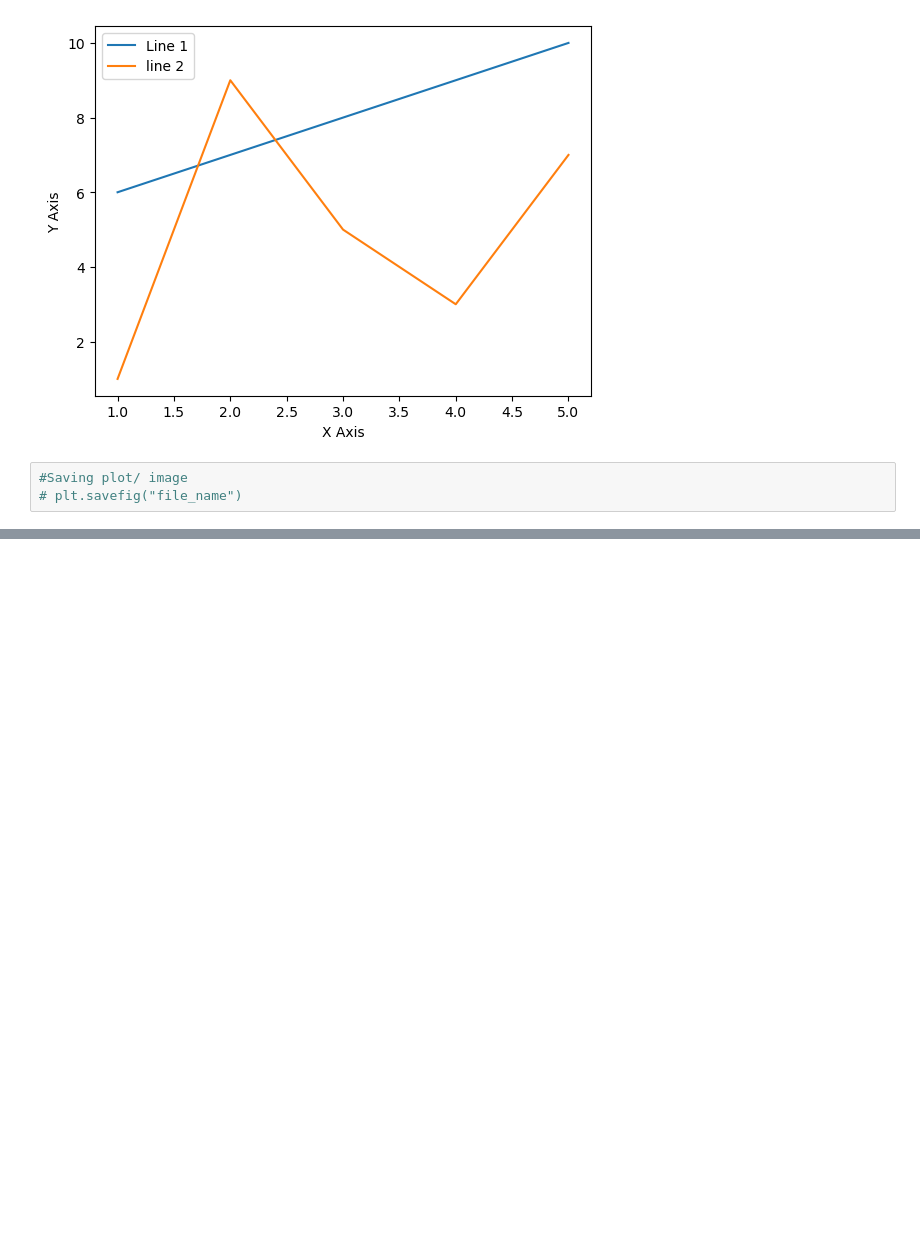
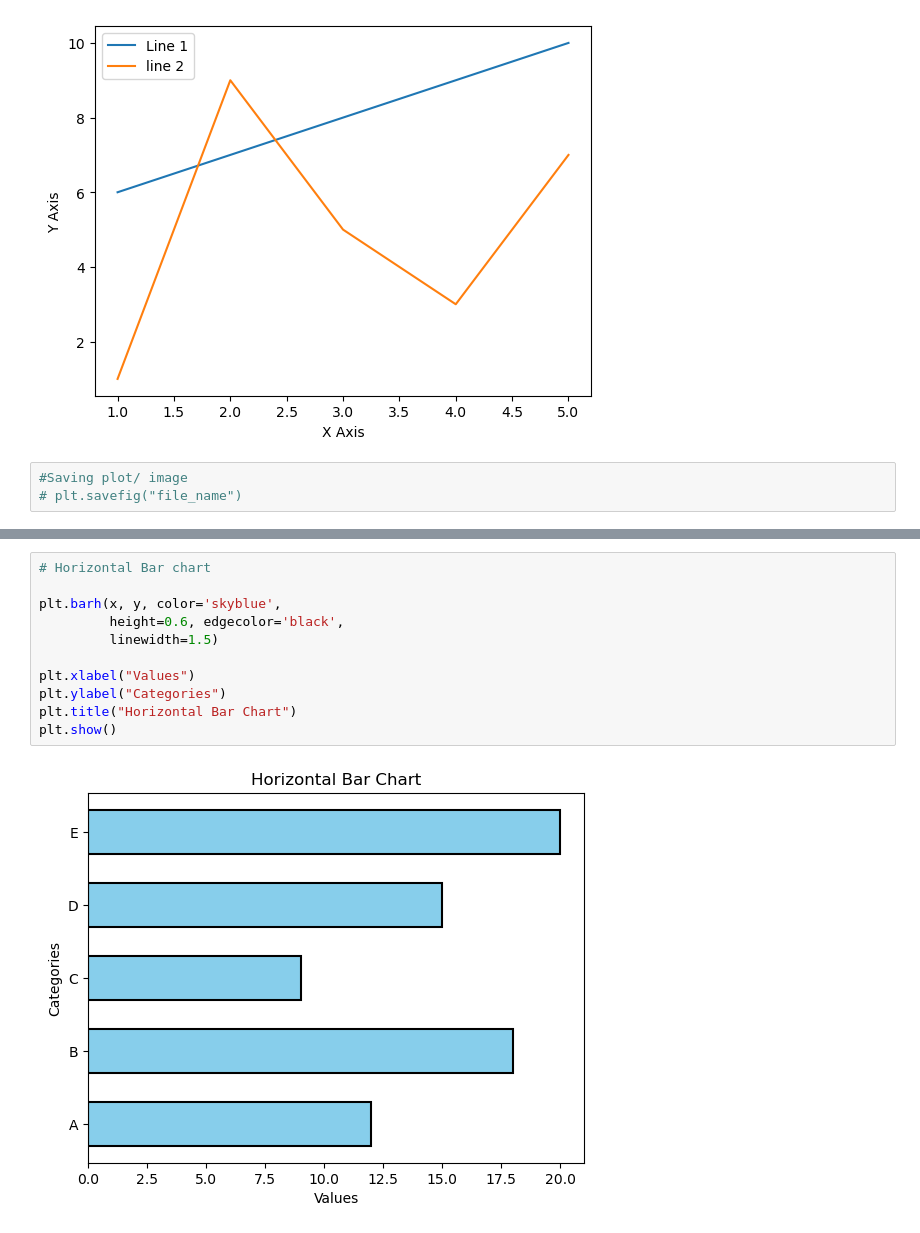
Before and after one commit to mdreduanulhoque/Learning_AI_ML, a Jupyter notebook: Data_Visualization/matplotlib.ipynb, the cells around one changed output, grey strips where cells are left out. Cells and saved outputs as stored; diff of their text form; blank space fills up the shorter version.

```diff
--- a/Data_Visualization/matplotlib.ipynb
+++ b/Data_Visualization/matplotlib.ipynb
@@ -39,0 +71,13 @@ plt.show()
+# %%
+# Horizontal Bar chart
+
+plt.barh(x, y, color='skyblue',
+         height=0.6, edgecolor='black',
+         linewidth=1.5)
+
+plt.xlabel("Values")
+plt.ylabel("Categories")
+plt.title("Horizontal Bar Chart")
+plt.show()
+# %% [output]
+[figure, added]
```
Also changed, not shown: parts of 9 cells of this notebook.
